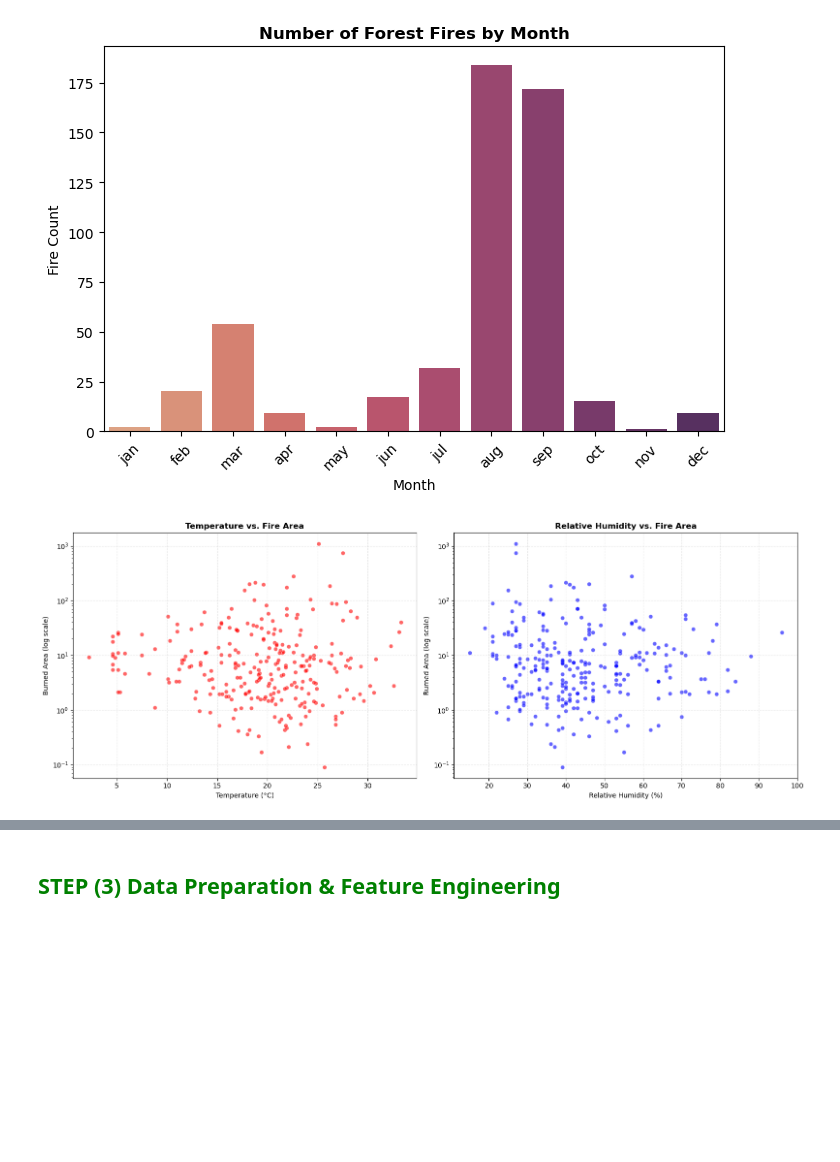
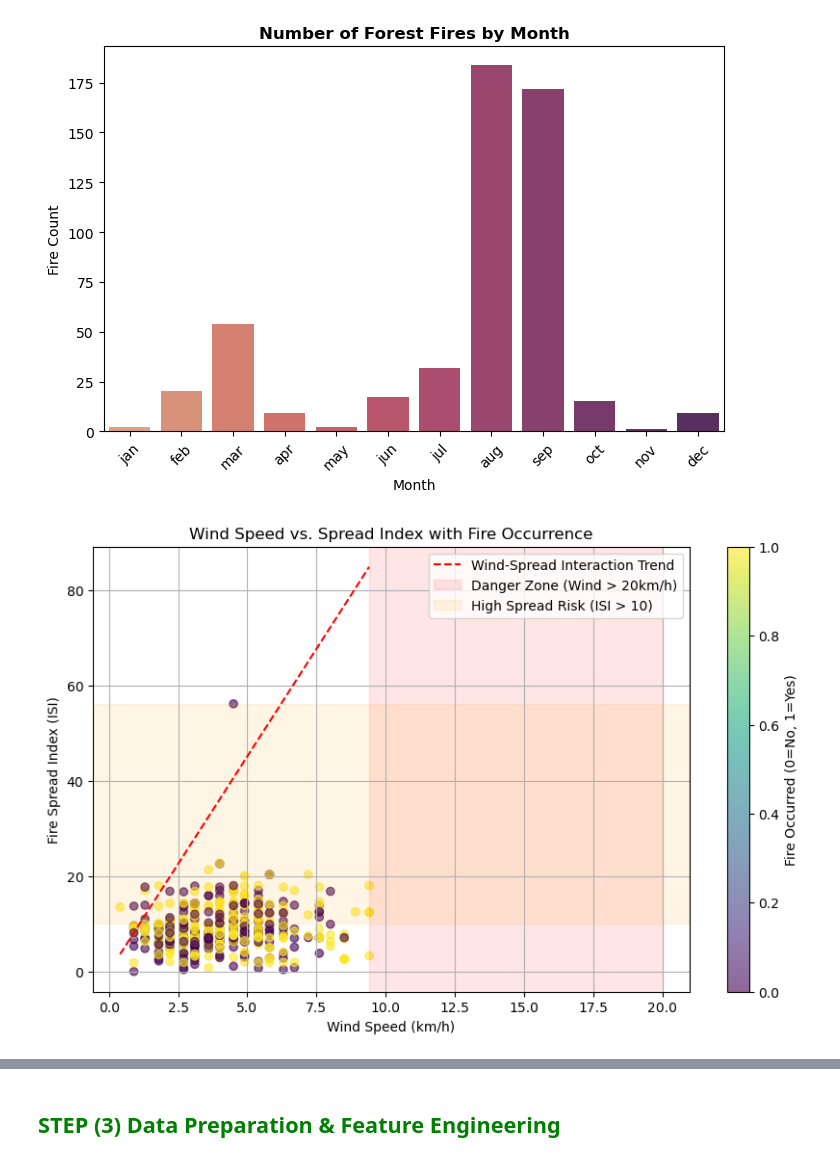
Before and after one commit to Avx11/ML_Project, a Jupyter notebook: ML_Project_Template.ipynb, the cells around one changed output, grey strips where cells are left out. Saved outputs shown, nothing was run; the diff lists cells and outputs as text; code cells hidden in the pictures; blank space fills up the shorter version.

```diff
--- a/ML_Project_Template.ipynb
+++ b/ML_Project_Template.ipynb
@@ -282,37 +281,40 @@ Passing `palette` without assigning `hue` is deprecated and will be removed in v
 
   sn.barplot(x=monthly_counts.index, y=monthly_counts.values, palette='flare')
 [figure]
-# %%
-# Filter out rows where area = 0 (unburned areas)
-filtered_data = data[data['area'] > 0]
-
-# Create subplots
-fig, (ax1, ax2) = plt.subplots(1, 2, figsize=(16, 6))
-
-# 1. Temperature vs. Fire Size
-sns.scatterplot(data=filtered_data, x='temp', y='area',
-                alpha=0.6, color='red', ax=ax1)
-ax1.set_title('Temperature vs. Fire Area', fontweight='bold')
-ax1.set_xlabel('Temperature (°C)')
-ax1.set_ylabel('Burned Area (hectares)')
-ax1.grid(True, linestyle='--', alpha=0.3)
-
-# 2. Humidity vs. Fire Size
-sns.scatterplot(data=filtered_data, x='humidity', y='area',
-                alpha=0.6, color='blue', ax=ax2)
-ax2.set_title('Relative Humidity vs. Fire Area', fontweight='bold')
-ax2.set_xlabel('Relative Humidity (%)')
-ax2.set_ylabel('Burned Area (hectares)')
-ax2.grid(True, linestyle='--', alpha=0.3)
-
-
-# Log-transform y-axis if data is skewed
-ax1.set_yscale('log')
-ax2.set_yscale('log')
-ax1.set_ylabel('Burned Area (log scale)')
-ax2.set_ylabel('Burned Area (log scale)')
-
-plt.tight_layout()
-plt.show()
-# %% [output]
-[figure, removed]
+# %%
+import matplotlib.pyplot as plt
+import seaborn as sns
+
+# Create the plot
+plt.figure(figsize=(10, 6))
+
+# Scatter plot with color-coding by fire occurrence
+scatter = plt.scatter(
+    x=data['wind'],
+    y=data['spread_index'],
+    c=data['area'].apply(lambda x: 1 if x > 0 else 0),  # Color by whether fire occurred
+    cmap='viridis',
+    alpha=0.6
+)
+
+# Add interaction line (wind * ISI)
+x_line = np.linspace(data['wind'].min(), data['wind'].max(), 100)
+y_line = x_line * data['spread_index'].mean()  # Average interaction effect
+plt.plot(x_line, y_line, 'r--', label='Wind-Spread Interaction Trend')
+
+# Formatting
+plt.colorbar(scatter, label='Fire Occurred (0=No, 1=Yes)')
+plt.xlabel('Wind Speed (km/h)')
+plt.ylabel('Fire Spread Index (ISI)')
+plt.title('Wind Speed vs. Spread Index with Fire Occurrence')
+plt.legend()
+plt.grid(True)
+
+# Highlight dangerous combinations
+plt.axvspan(20, data['wind'].max(), color='red', alpha=0.1, label='Danger Zone (Wind > 20km/h)')
+plt.axhspan(10, data['spread_index'].max(), color='orange', alpha=0.1, label='High Spread Risk (ISI > 10)')
+
+plt.legend()
+plt.show()
+# %% [output]
+[figure, added]
```
Also changed, not shown: parts of 97 cells of this notebook.
